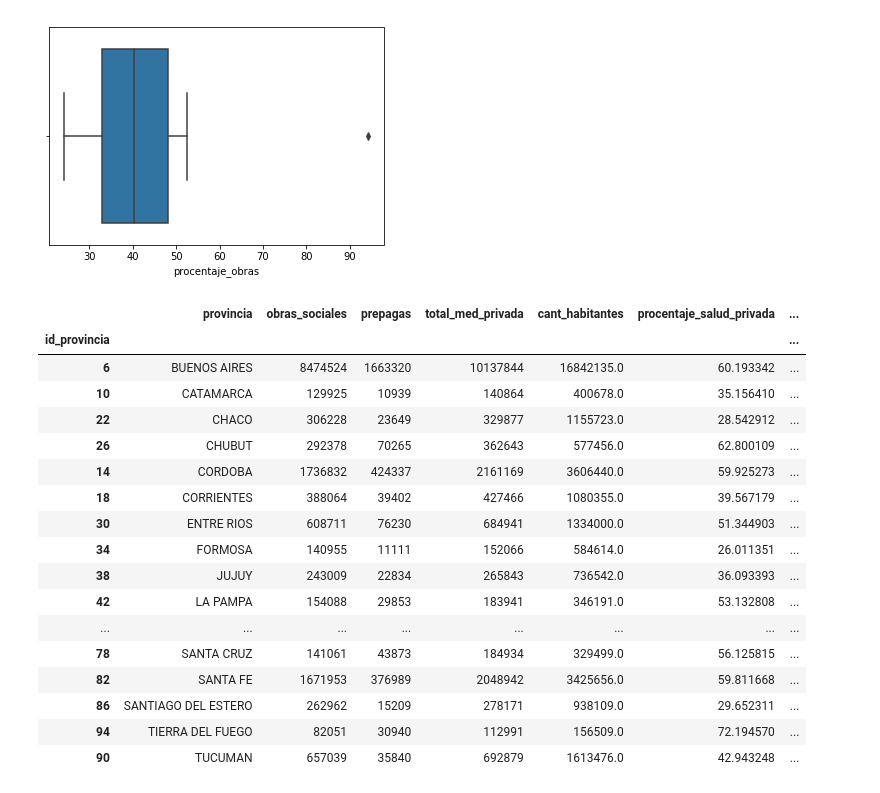
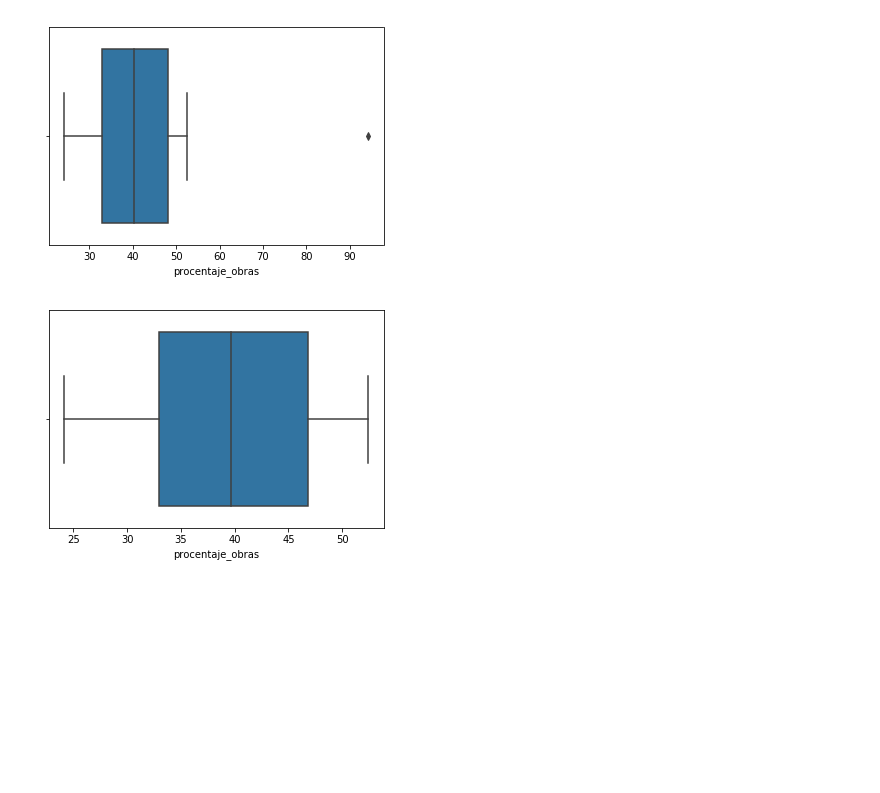
Before and after one commit to StarmasterArg/Salud-Argentina, a Jupyter notebook: Obras sociales.ipynb, the cells around one changed output. Drawn from its saved outputs; the diff is of its cells as text; code cells hidden in the pictures; blank space fills up the shorter version.

```diff
--- a/Obras sociales.ipynb
+++ b/Obras sociales.ipynb
@@ -857,23 +857,8 @@ a = sns.boxplot(x= df["procentaje_obras"])
 # %%
 df2 = df
 
-df2.drop(2)
+df2 = df2.drop(2)
+
+a = sns.boxplot(x= df2["procentaje_obras"])
 # %% [output]
-|  | provincia | obras_sociales | prepagas | total_med_privada | cant_habitantes | procentaje_salud_privada | ... |
-| id_provincia |  |  |  |  |  |  | ... |
-| 6 | BUENOS AIRES | 8474524 | 1663320 | 10137844 | 16842135.0 | 60.193342 | ... |
-| 10 | CATAMARCA | 129925 | 10939 | 140864 | 400678.0 | 35.156410 | ... |
-| 22 | CHACO | 306228 | 23649 | 329877 | 1155723.0 | 28.542912 | ... |
-| 26 | CHUBUT | 292378 | 70265 | 362643 | 577456.0 | 62.800109 | ... |
-| 14 | CORDOBA | 1736832 | 424337 | 2161169 | 3606440.0 | 59.925273 | ... |
-| 18 | CORRIENTES | 388064 | 39402 | 427466 | 1080355.0 | 39.567179 | ... |
-| 30 | ENTRE RIOS | 608711 | 76230 | 684941 | 1334000.0 | 51.344903 | ... |
-| 34 | FORMOSA | 140955 | 11111 | 152066 | 584614.0 | 26.011351 | ... |
-| 38 | JUJUY | 243009 | 22834 | 265843 | 736542.0 | 36.093393 | ... |
-| 42 | LA PAMPA | 154088 | 29853 | 183941 | 346191.0 | 53.132808 | ... |
-| ... | ... | ... | ... | ... | ... | ... | ... |
-| 78 | SANTA CRUZ | 141061 | 43873 | 184934 | 329499.0 | 56.125815 | ... |
-| 82 | SANTA FE | 1671953 | 376989 | 2048942 | 3425656.0 | 59.811668 | ... |
-| 86 | SANTIAGO DEL ESTERO | 262962 | 15209 | 278171 | 938109.0 | 29.652311 | ... |
-| 94 | TIERRA DEL FUEGO | 82051 | 30940 | 112991 | 156509.0 | 72.194570 | ... |
-| 90 | TUCUMAN | 657039 | 35840 | 692879 | 1613476.0 | 42.943248 | ... |
+[figure, added]
```
Also changed, not shown: parts of 1 cell of this notebook.
